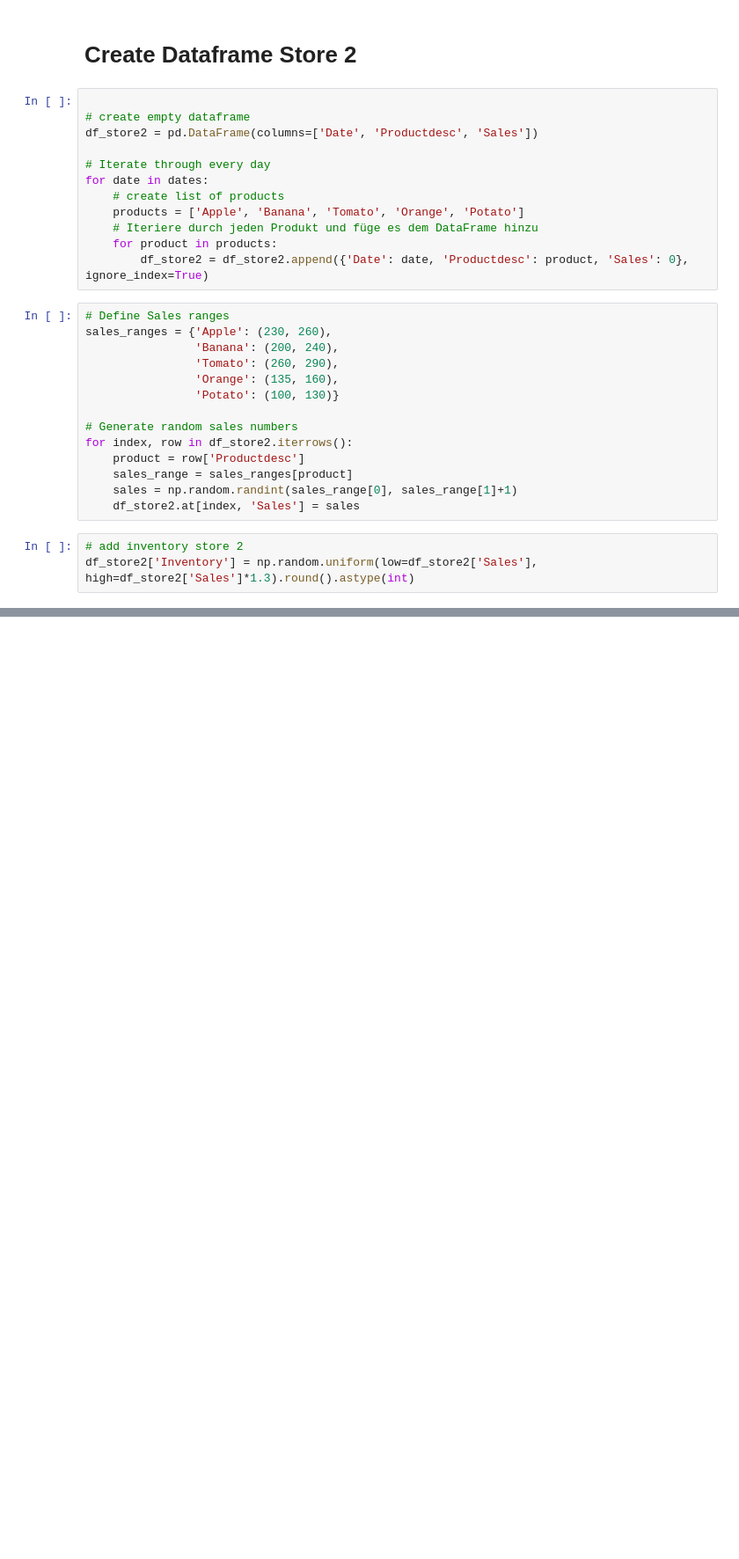
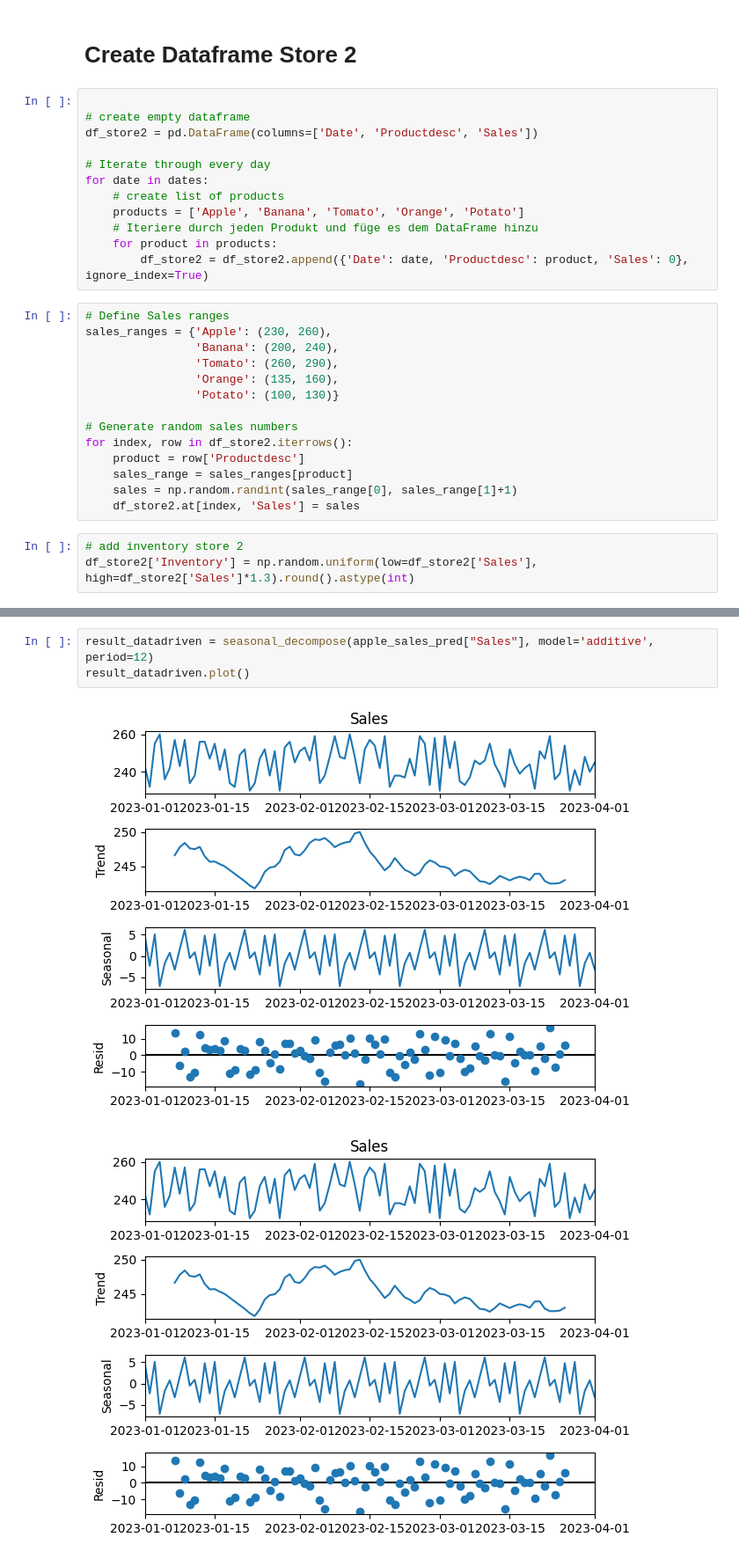
Before and after one commit to Pavlovj/bootcamp, a Jupyter notebook: Supermarketdata.ipynb, the cells around one changed output, grey strips where cells are left out. Shown at 88% size. Drawn from its saved outputs; the diff is of its cells as text; blank space fills up the shorter version.

```diff
--- a/Supermarketdata.ipynb
+++ b/Supermarketdata.ipynb
@@ -187,0 +303,6 @@ df_store2[df_store2['Productdesc'] == "Apple"].head(20)
+# %%
+result_datadriven = seasonal_decompose(apple_sales_pred["Sales"], model='additive', period=12)
+result_datadriven.plot()
+# %% [output]
+[figure, added]
+[figure, added]
```
Also changed, not shown: parts of 32 cells of this notebook.
